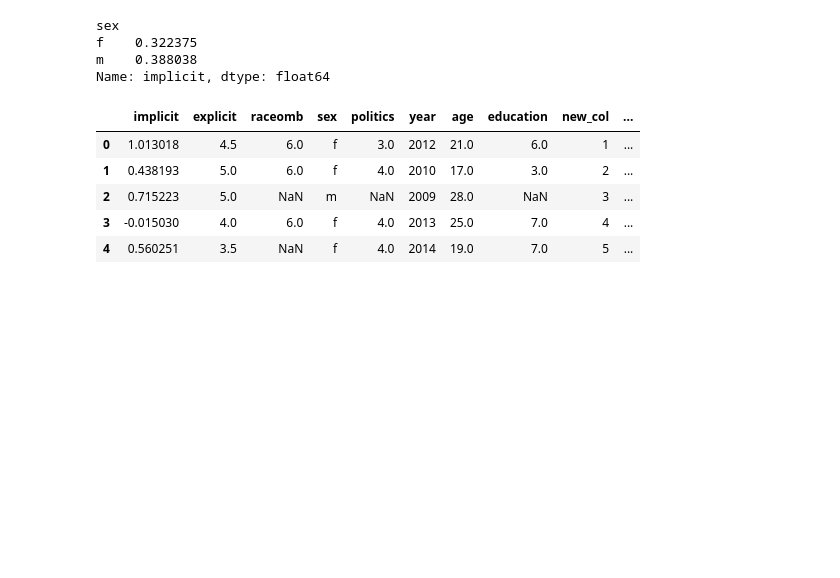
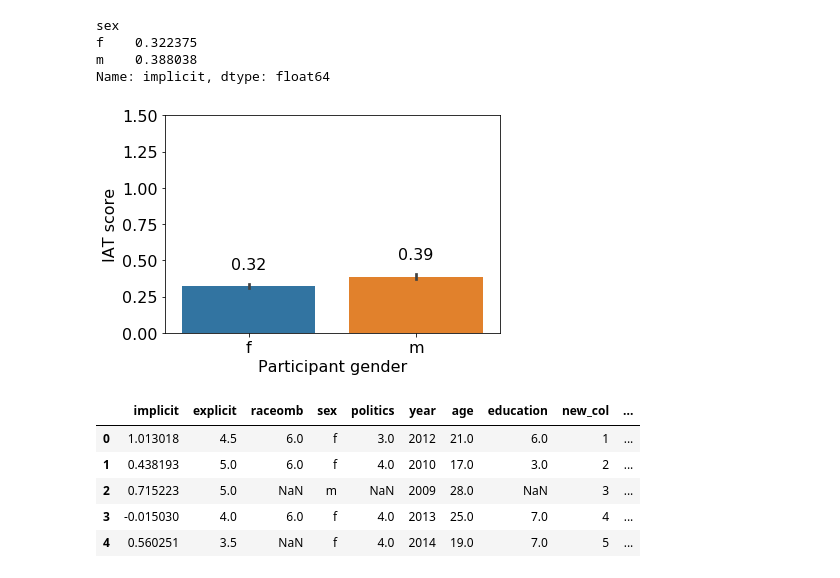
Before and after one commit to lizre/gendersciatts-py, a Jupyter notebook: gendersciatts.ipynb, the cells around one changed output. Saved outputs shown, nothing was run; the diff lists cells and outputs as text; code cells hidden in the pictures; blank space fills up the shorter version.

```diff
--- a/gendersciatts.ipynb
+++ b/gendersciatts.ipynb
@@ -103,6 +108,24 @@ sex
 f    0.322375
 m    0.388038
 Name: implicit, dtype: float64
+# %%
+# barplot of iat scores by gender using seaborn
+import seaborn as sns
+sns.barplot(x='sex', y='implicit', data=genderiat)
+plt.ylim(0, 1.5)
+plt.xlabel('Participant gender', fontsize=16)
+plt.ylabel('IAT score', fontsize=16)
+
+# Make some labels.
+barlabels = genderiat.groupby('sex')['implicit'].mean() # make list of values with which to label bars
+values = round(barlabels, 2) # round the values
+
+labels = [str(i) for i in values]
+
+for x, y, label in zip(range(len(values)), values, labels):
+    plt.text(x, y + .1, label, ha='center', va='bottom')
+# %% [output]
+[figure, added]
 # %%
 genderiat['participant_number'] = range(1, len(genderiat) + 1)
 genderiat.head()
```
Also changed, not shown: parts of 14 cells of this notebook.
